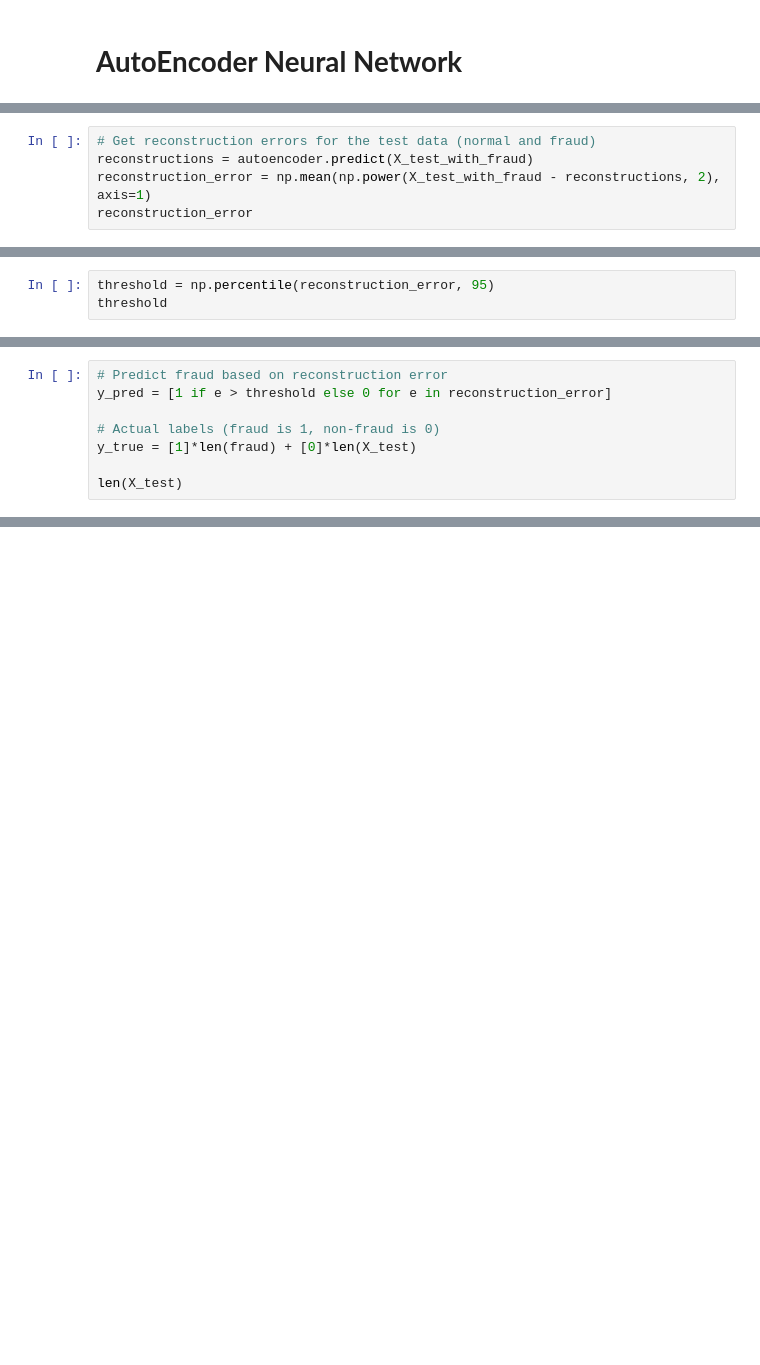
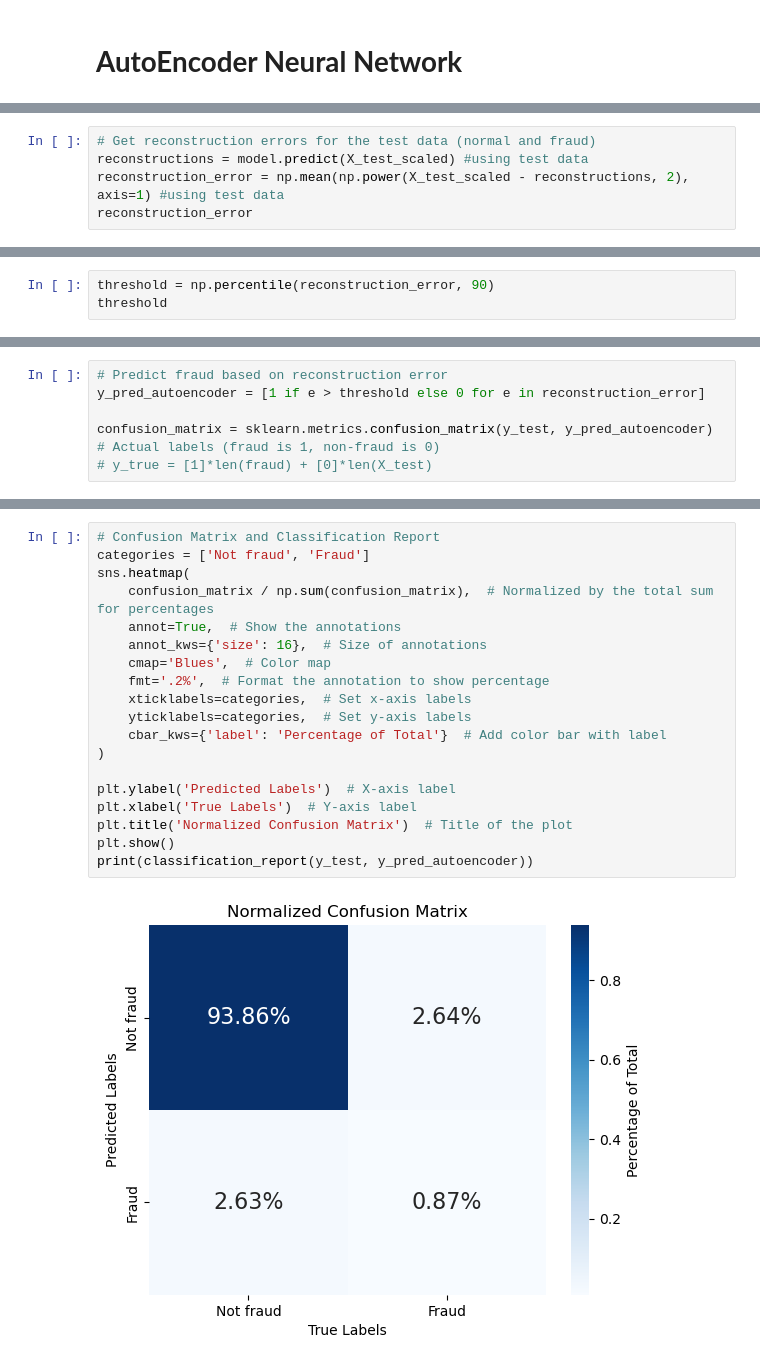
Before and after one commit to selintoker/FraudDetection, a Jupyter notebook: IEEE_CIS_dataset_FraudDetection.ipynb, the cells around one changed output, grey strips where cells are left out. Saved outputs shown, nothing was run; the diff lists cells and outputs as text; blank space fills up the shorter version.

```diff
--- a/IEEE_CIS_dataset_FraudDetection.ipynb
+++ b/IEEE_CIS_dataset_FraudDetection.ipynb
@@ -283,6 +332,6 @@ plt.plot(X_test[0],'b')
 # %%
 # Get reconstruction errors for the test data (normal and fraud)
-reconstructions = autoencoder.predict(X_test_with_fraud)
-reconstruction_error = np.mean(np.power(X_test_with_fraud - reconstructions, 2), axis=1)
+reconstructions = model.predict(X_test_scaled) #using test data
+reconstruction_error = np.mean(np.power(X_test_scaled - reconstructions, 2), axis=1) #using test data
 reconstruction_error
 # %% [output]
@@ -302,4 +341,4 @@ Length: 134639, dtype: float64
 # %%
-threshold = np.percentile(reconstruction_error, 95)
+threshold = np.percentile(reconstruction_error, 90)
 threshold
 # %% [output]
@@ -307,8 +346,7 @@ threshold
 # %%
 # Predict fraud based on reconstruction error
-y_pred = [1 if e > threshold else 0 for e in reconstruction_error]
+y_pred_autoencoder = [1 if e > threshold else 0 for e in reconstruction_error]
 
+confusion_matrix = sklearn.metrics.confusion_matrix(y_test, y_pred_autoencoder)
 # Actual labels (fraud is 1, non-fraud is 0)
-y_true = [1]*len(fraud) + [0]*len(X_test)
-
-len(X_test)
+# y_true = [1]*len(fraud) + [0]*len(X_test)
@@ -331,0 +353,21 @@ weighted avg       0.73      0.81      0.76    134639
+# %%
+# Confusion Matrix and Classification Report
+categories = ['Not fraud', 'Fraud']
+sns.heatmap(
+    confusion_matrix / np.sum(confusion_matrix),  # Normalized by the total sum for percentages
+    annot=True,  # Show the annotations
+    annot_kws={'size': 16},  # Size of annotations
+    cmap='Blues',  # Color map
+    fmt='.2%',  # Format the annotation to show percentage
+    xticklabels=categories,  # Set x-axis labels
+    yticklabels=categories,  # Set y-axis labels
+    cbar_kws={'label': 'Percentage of Total'}  # Add color bar with label
+)
+
+plt.ylabel('Predicted Labels')  # X-axis label
+plt.xlabel('True Labels')  # Y-axis label
+plt.title('Normalized Confusion Matrix')  # Title of the plot
+plt.show()
+print(classification_report(y_test, y_pred_autoencoder))
+# %% [output]
+[figure, added]
```
Also changed, not shown: parts of 31 cells of this notebook.
